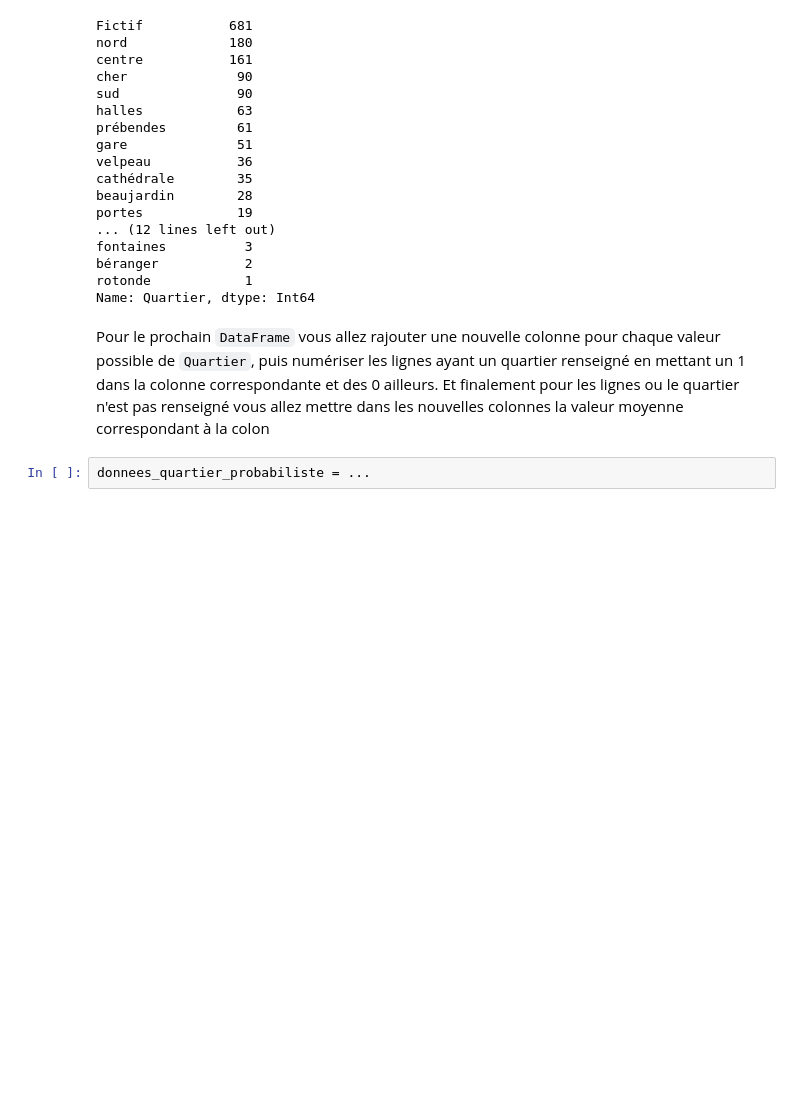
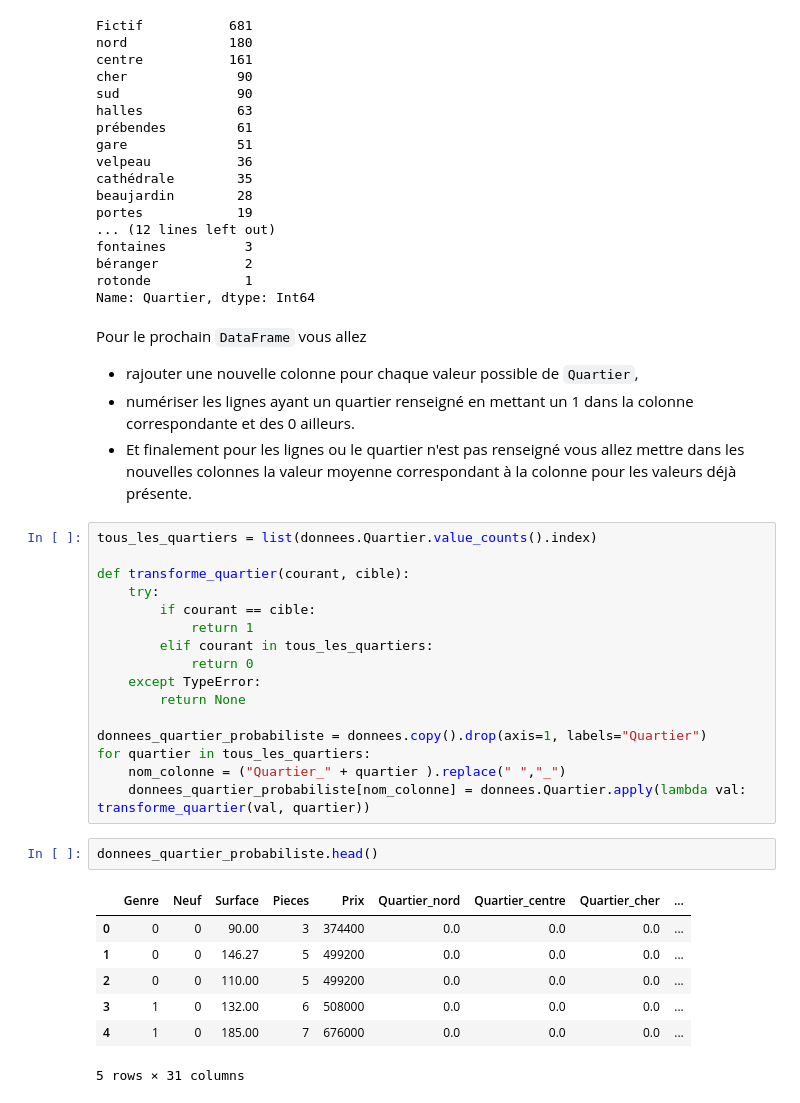
Before and after one commit to MECEN-TOURS/ML-2020-2021, a Jupyter notebook: 08.ipynb, the cells around one changed output. Drawn from its saved outputs; the diff is of its cells as text; blank space fills up the shorter version.

Commit message:
Gère la variable Quartier

```diff
--- a/08.ipynb
+++ b/08.ipynb
@@ -211,6 +211,33 @@ béranger           2
 rotonde            1
 Name: Quartier, dtype: Int64
 # %% [markdown]
-Pour le prochain `DataFrame` vous allez rajouter une nouvelle colonne pour chaque valeur possible de  `Quartier`, puis numériser les lignes ayant un quartier renseigné en mettant un 1 dans la colonne correspondante et des 0 ailleurs. Et finalement pour les lignes ou le quartier n'est pas renseigné vous allez mettre dans les nouvelles colonnes la valeur moyenne correspondant à la colon
+Pour le prochain `DataFrame` vous allez
+- rajouter une nouvelle colonne pour chaque valeur possible de  `Quartier`,
+- numériser les lignes ayant un quartier renseigné en mettant un 1 dans la colonne correspondante et des 0 ailleurs.
+- Et finalement pour les lignes ou le quartier n'est pas renseigné vous allez mettre dans les nouvelles colonnes la valeur moyenne correspondant à la colonne pour les valeurs déjà présente.
+# %%
+tous_les_quartiers = list(donnees.Quartier.value_counts().index)
+
+def transforme_quartier(courant, cible):
+    try:
+        if courant == cible:
+            return 1
+        elif courant in tous_les_quartiers:
+            return 0
+    except TypeError:
+        return None
+
+donnees_quartier_probabiliste = donnees.copy().drop(axis=1, labels="Quartier")
+for quartier in tous_les_quartiers:
+    nom_colonne = ("Quartier_" + quartier ).replace(" ","_")
+    donnees_quartier_probabiliste[nom_colonne] = donnees.Quartier.apply(lambda val: transforme_quartier(val, quartier))
 # %%
-donnees_quartier_probabiliste = ...
+donnees_quartier_probabiliste.head()
+# %% [output]
+|  | Genre | Neuf | Surface | Pieces | Prix | Quartier_nord | Quartier_centre | Quartier_cher | ... |
+| 0 | 0 | 0 | 90.00 | 3 | 374400 | 0.0 | 0.0 | 0.0 | ... |
+| 1 | 0 | 0 | 146.27 | 5 | 499200 | 0.0 | 0.0 | 0.0 | ... |
+| 2 | 0 | 0 | 110.00 | 5 | 499200 | 0.0 | 0.0 | 0.0 | ... |
+| 3 | 1 | 0 | 132.00 | 6 | 508000 | 0.0 | 0.0 | 0.0 | ... |
+| 4 | 1 | 0 | 185.00 | 7 | 676000 | 0.0 | 0.0 | 0.0 | ... |
+5 rows × 31 columns
```
Also changed, not shown: parts of 8 cells of this notebook.
